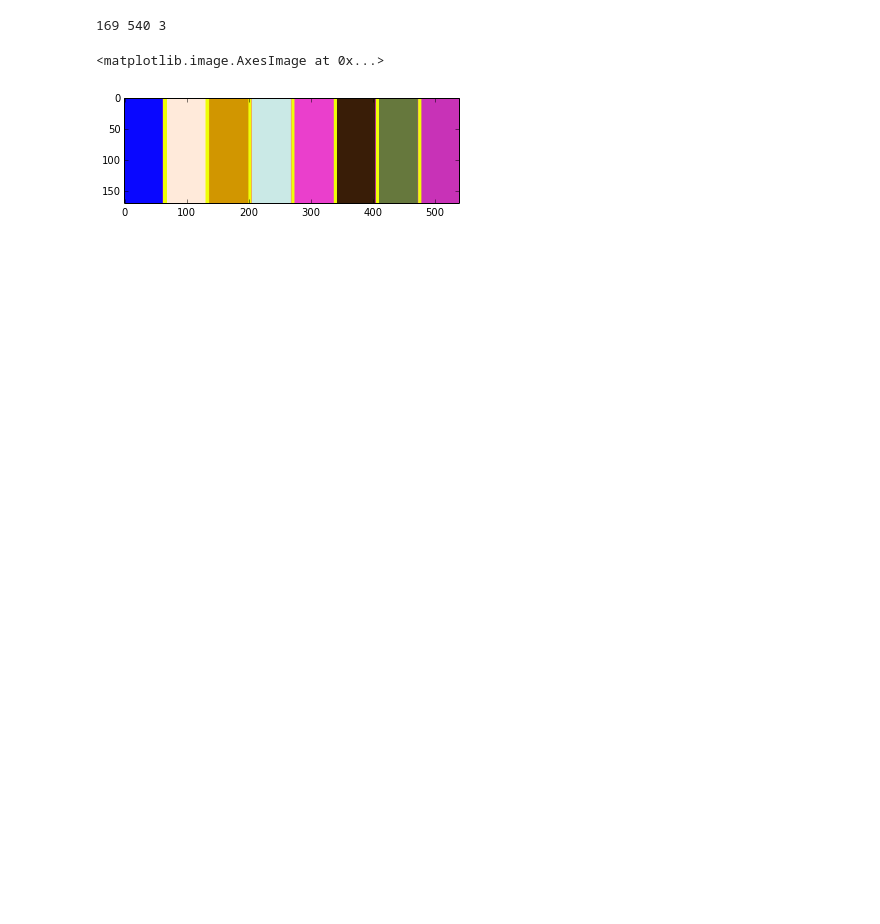
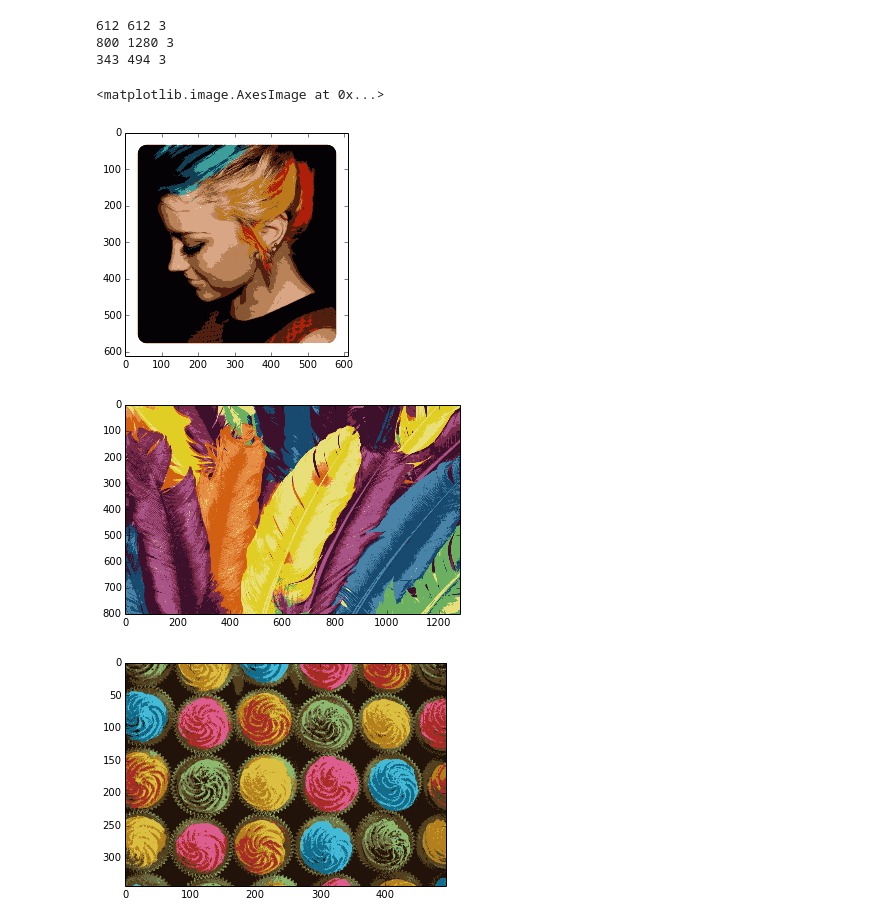
Before and after one commit to NCEghtebas/ComputerVisionCT, a Jupyter notebook: HW1/Q2.ipynb, the cells around one changed output. Drawn from its saved outputs; the diff is of its cells as text; code cells hidden in the pictures; blank space fills up the shorter version.

```diff
--- a/HW1/Q2.ipynb
+++ b/HW1/Q2.ipynb
@@ -21,35 +23,51 @@ plt.imshow(np.asarray(im))
 # %%
-np.set_printoptions(threshold=np.nan)
+def quantized(img,k):
+#     img = np.asarray(img)
+    img = np.array(img, dtype=np.float64) / 255
 
-def quantized(img,k):
-    img = np.asarray(img)
     X = img.shape[0]
     Y = img.shape[1]
     Z = img.shape[2]
     print X, Y, Z
     #     creating kmeans object
-    kmeans = sklearn.cluster.KMeans(k , max_iter = 5000, n_init = 40)
+    kmeans = sklearn.cluster.KMeans(k , max_iter = 2000, n_init = 20)
     #     smushing the 2d array of vectors to 1d array of vectors
-    flat = np.reshape(img, (-1,3))
+#     sample=sklearn.utils.shuffle(img,(X*Y,Z))
+
+    flat = np.reshape(img, (X*Y,Z))
     #     fiting the model
     kmeans.fit(flat)
     #     predicting with our model
     predictions = kmeans.predict(flat)
     #     generate color values from our prediction from k centoid values
     colors = kmeans.cluster_centers_
     #     creating new quantized image
     newimg = np.zeros((X,Y,Z))
-    predictions2d = np.reshape(predictions, (X, Y))
+    predict_i=0
+#     predictions2d = np.reshape(predictions, (X, Y))
     for x in range(X):
         for y in range(Y):
-            newimg[x][y] = colors[predictions2d[x][y]]
+            newimg[x][y] = colors[predictions[predict_i]]
+            predict_i+=1
     return newimg
-
-img = quantized(im,9)
+col_1 = Image.open('Images/Q2/colorful1.jpg')
+col_2 = Image.open('Images/Q2/colorful2.jpg')
+col_3 = Image.open('Images/Q2/colorful3.jpg')
+img_1 = quantized(col_1,10)
+img_2 = quantized(col_2,10)
+img_3 = quantized(col_3,10)
 %matplotlib inline
 plt.figure()
-plt.imshow(np.asarray(img))
+plt.imshow(img_1)
+plt.figure()
+plt.imshow(img_2)
+plt.figure()
+plt.imshow(img_3)
 # %% [output]
-169 540 3
+612 612 3
+800 1280 3
+343 494 3
 <matplotlib.image.AxesImage at 0x...>
-[figure, old version]
+[figure, new version]
+[figure, added]
+[figure, added]
```
Also changed, not shown: parts of 5 cells of this notebook.
